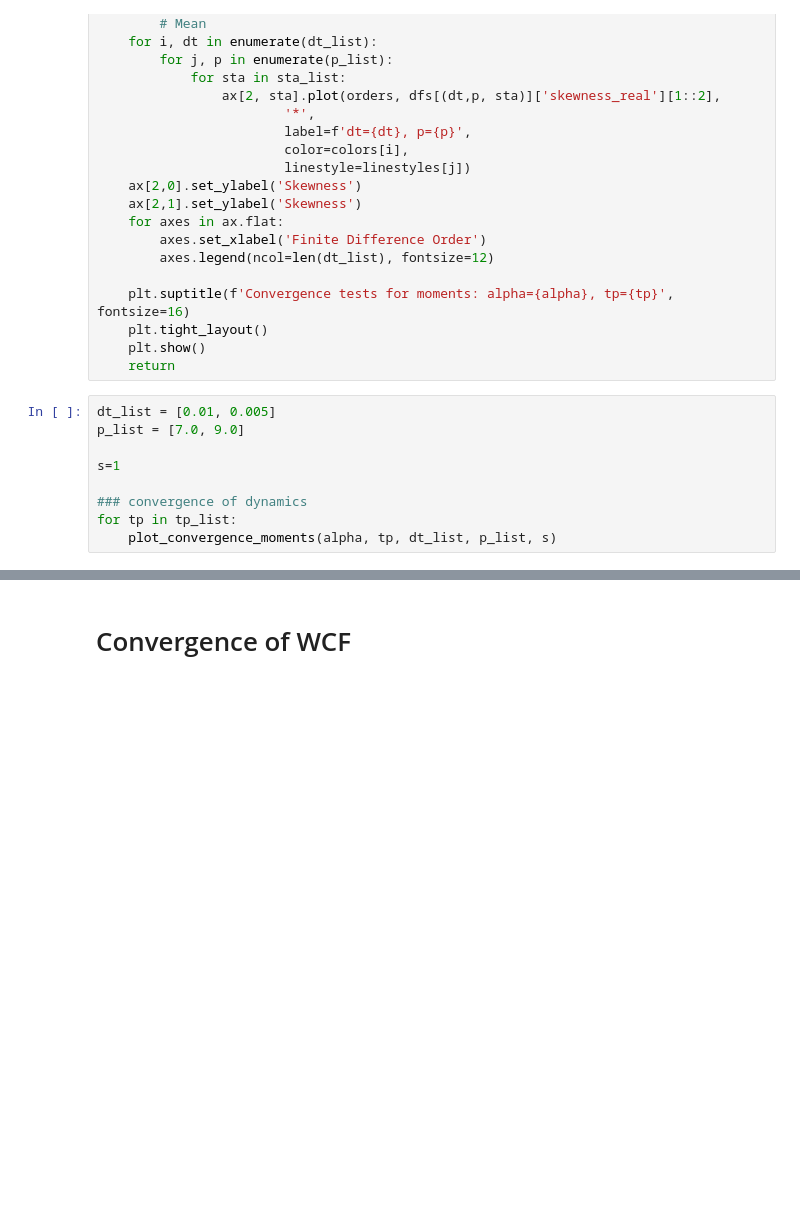
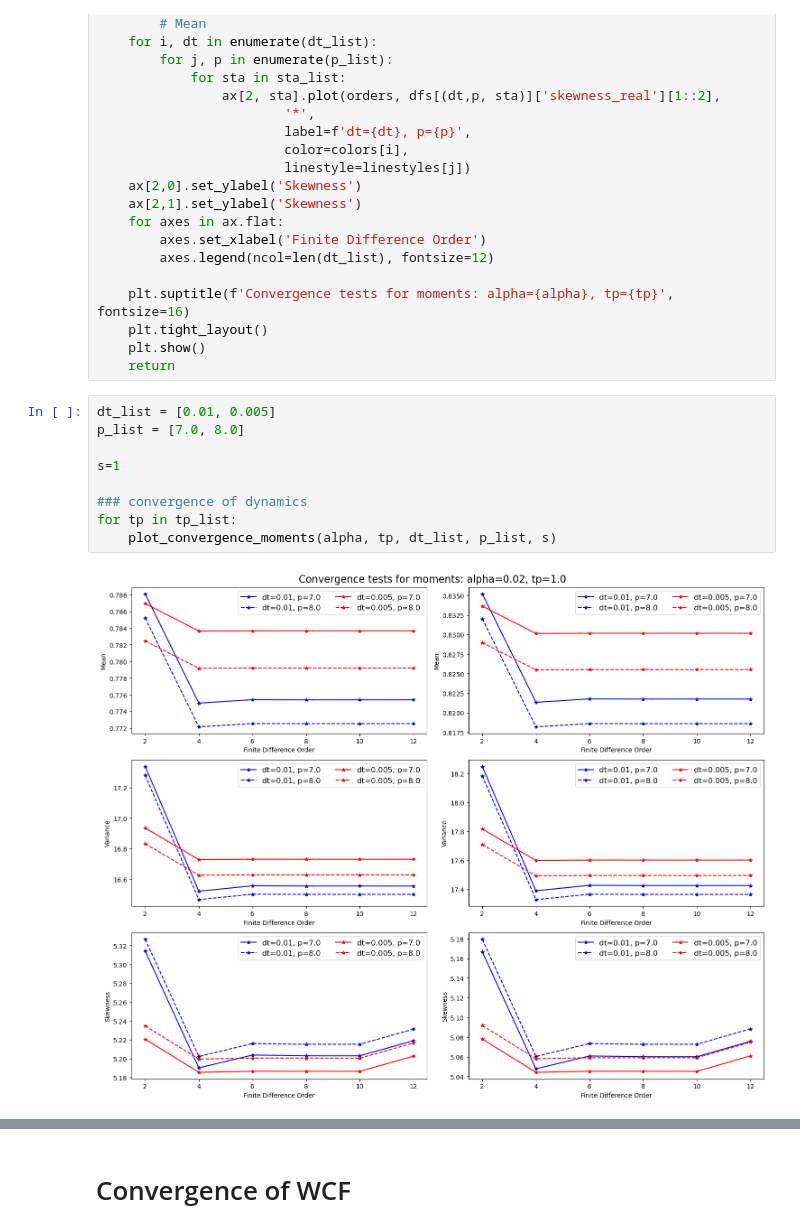
Before and after one commit to mikejshubrook/work-counting-with-process-tensors, a Jupyter notebook: data/convergence_tests.ipynb, the cells around one changed output, grey strips where cells are left out. Saved outputs shown, nothing was run; the diff lists cells and outputs as text; blank space fills up the shorter version.

```diff
--- a/data/convergence_tests.ipynb
+++ b/data/convergence_tests.ipynb
@@ -182,10 +182,12 @@ def plot_convergence_moments(alpha, tp, dt_list, p_list, s, sta_list=[0,1]):
     return
 # %%
 dt_list = [0.01, 0.005]
-p_list = [7.0, 9.0]
+p_list = [7.0, 8.0]
 
 s=1
 
 ### convergence of dynamics
 for tp in tp_list:
     plot_convergence_moments(alpha, tp, dt_list, p_list, s)
+# %% [output]
+[figure, added]
```
Also changed, not shown: parts of 3 cells of this notebook, 3 other files.
